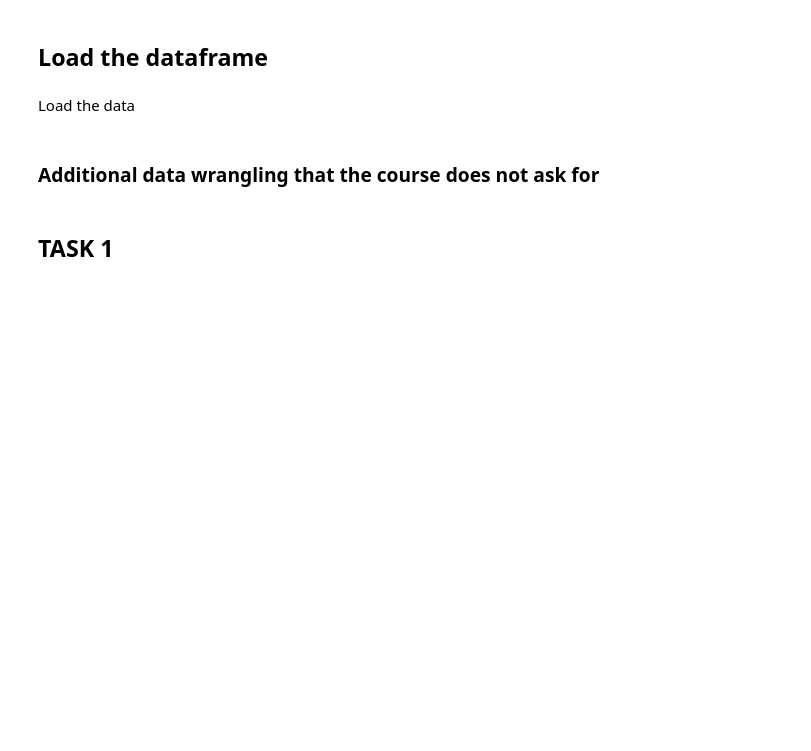
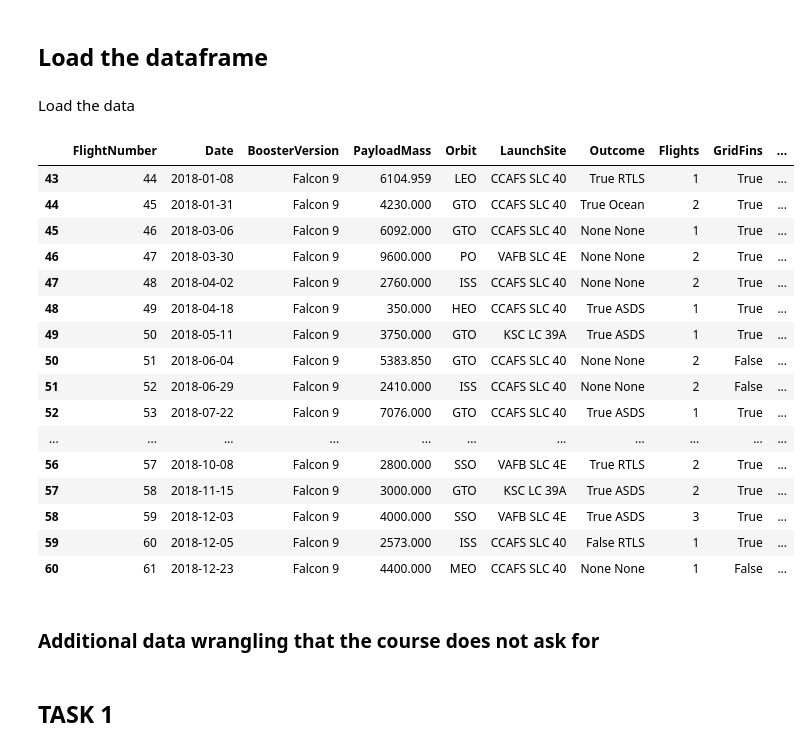
Before and after one commit to tomfuller71/Capstone, a Jupyter notebook: ML_Predict.ipynb, the cells around one changed output. Saved outputs shown, nothing was run; the diff lists cells and outputs as text; code cells hidden in the pictures; blank space fills up the shorter version.

```diff
--- a/ML_Predict.ipynb
+++ b/ML_Predict.ipynb
@@ -99,7 +99,27 @@ Load the data
 # %%
 # USE THIS IF YOU WANT TO USE THE LOCAL FILES
-data = pd.read_csv("spaceX_part2_data.csv")
-X = pd.read_csv("spaceX_part3_data.csv")
+data = pd.read_csv("csv_data/spaceX_part2_data.csv")
+X = pd.read_csv("csv_data/spaceX_part3_data.csv")
+# %%
+data[data['FlightNumber'].between(44,61, inclusive='both')]
+# %% [output]
+|  | FlightNumber | Date | BoosterVersion | PayloadMass | Orbit | LaunchSite | Outcome | Flights | GridFins | ... |
+| 43 | 44 | 2018-01-08 | Falcon 9 | 6104.959 | LEO | CCAFS SLC 40 | True RTLS | 1 | True | ... |
+| 44 | 45 | 2018-01-31 | Falcon 9 | 4230.000 | GTO | CCAFS SLC 40 | True Ocean | 2 | True | ... |
+| 45 | 46 | 2018-03-06 | Falcon 9 | 6092.000 | GTO | CCAFS SLC 40 | None None | 1 | True | ... |
+| 46 | 47 | 2018-03-30 | Falcon 9 | 9600.000 | PO | VAFB SLC 4E | None None | 2 | True | ... |
+| 47 | 48 | 2018-04-02 | Falcon 9 | 2760.000 | ISS | CCAFS SLC 40 | None None | 2 | True | ... |
+| 48 | 49 | 2018-04-18 | Falcon 9 | 350.000 | HEO | CCAFS SLC 40 | True ASDS | 1 | True | ... |
+| 49 | 50 | 2018-05-11 | Falcon 9 | 3750.000 | GTO | KSC LC 39A | True ASDS | 1 | True | ... |
+| 50 | 51 | 2018-06-04 | Falcon 9 | 5383.850 | GTO | CCAFS SLC 40 | None None | 2 | False | ... |
+| 51 | 52 | 2018-06-29 | Falcon 9 | 2410.000 | ISS | CCAFS SLC 40 | None None | 2 | False | ... |
+| 52 | 53 | 2018-07-22 | Falcon 9 | 7076.000 | GTO | CCAFS SLC 40 | True ASDS | 1 | True | ... |
+| ... | ... | ... | ... | ... | ... | ... | ... | ... | ... | ... |
+| 56 | 57 | 2018-10-08 | Falcon 9 | 2800.000 | SSO | VAFB SLC 4E | True RTLS | 2 | True | ... |
+| 57 | 58 | 2018-11-15 | Falcon 9 | 3000.000 | GTO | KSC LC 39A | True ASDS | 2 | True | ... |
+| 58 | 59 | 2018-12-03 | Falcon 9 | 4000.000 | SSO | VAFB SLC 4E | True ASDS | 3 | True | ... |
+| 59 | 60 | 2018-12-05 | Falcon 9 | 2573.000 | ISS | CCAFS SLC 40 | False RTLS | 1 | True | ... |
+| 60 | 61 | 2018-12-23 | Falcon 9 | 4400.000 | MEO | CCAFS SLC 40 | None None | 1 | False | ... |
 # %% [markdown]
 ### Additional data wrangling that the course does not ask for
 # %%
```
Also changed, not shown: parts of 1 cell of this notebook, 3 other files.
